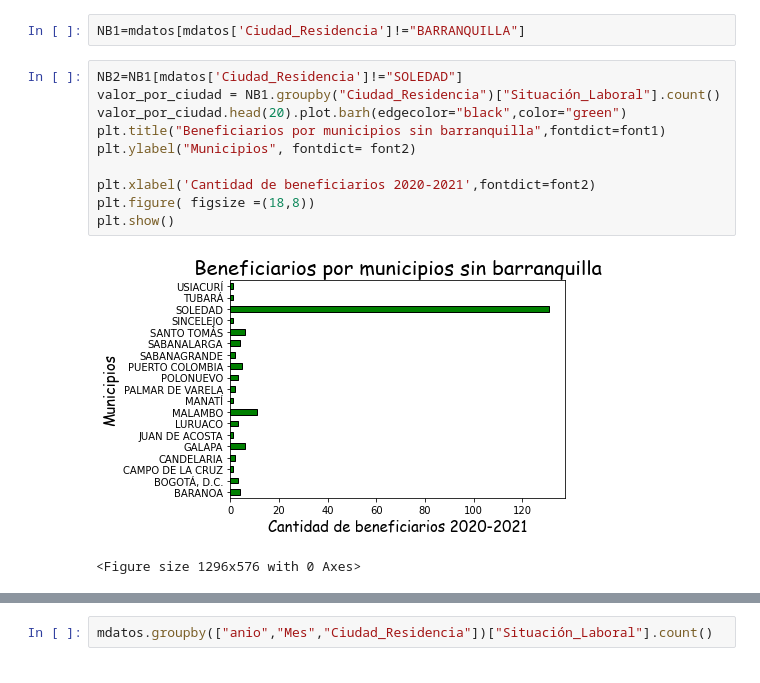
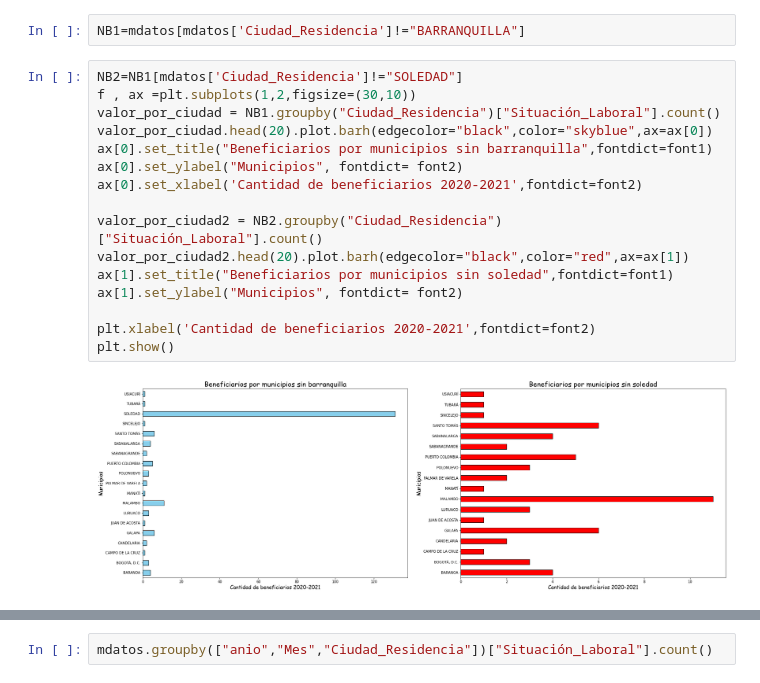
Before and after one commit to SaukB/Analisis, a Jupyter notebook: Material/Proyecto.ipynb, the cells around one changed output, grey strips where cells are left out. Cells and saved outputs as stored; diff of their text form.

```diff
--- a/Material/Proyecto.ipynb
+++ b/Material/Proyecto.ipynb
@@ -231,14 +231,19 @@ plt.show()
 NB1=mdatos[mdatos['Ciudad_Residencia']!="BARRANQUILLA"]
 # %%
 NB2=NB1[mdatos['Ciudad_Residencia']!="SOLEDAD"]
+f , ax =plt.subplots(1,2,figsize=(30,10))
 valor_por_ciudad = NB1.groupby("Ciudad_Residencia")["Situación_Laboral"].count()
-valor_por_ciudad.head(20).plot.barh(edgecolor="black",color="green")
-plt.title("Beneficiarios por municipios sin barranquilla",fontdict=font1)
-plt.ylabel("Municipios", fontdict= font2)
+valor_por_ciudad.head(20).plot.barh(edgecolor="black",color="skyblue",ax=ax[0])
+ax[0].set_title("Beneficiarios por municipios sin barranquilla",fontdict=font1)
+ax[0].set_ylabel("Municipios", fontdict= font2)
+ax[0].set_xlabel('Cantidad de beneficiarios 2020-2021',fontdict=font2)
+
+valor_por_ciudad2 = NB2.groupby("Ciudad_Residencia")["Situación_Laboral"].count()
+valor_por_ciudad2.head(20).plot.barh(edgecolor="black",color="red",ax=ax[1])
+ax[1].set_title("Beneficiarios por municipios sin soledad",fontdict=font1)
+ax[1].set_ylabel("Municipios", fontdict= font2)
 
 plt.xlabel('Cantidad de beneficiarios 2020-2021',fontdict=font2)
-plt.figure( figsize =(18,8))
 plt.show()
 # %% [output]
-[figure, old version]
+[figure, new version]
-<Figure size 1296x576 with 0 Axes>
```
Also changed, not shown: parts of 2 cells of this notebook.
